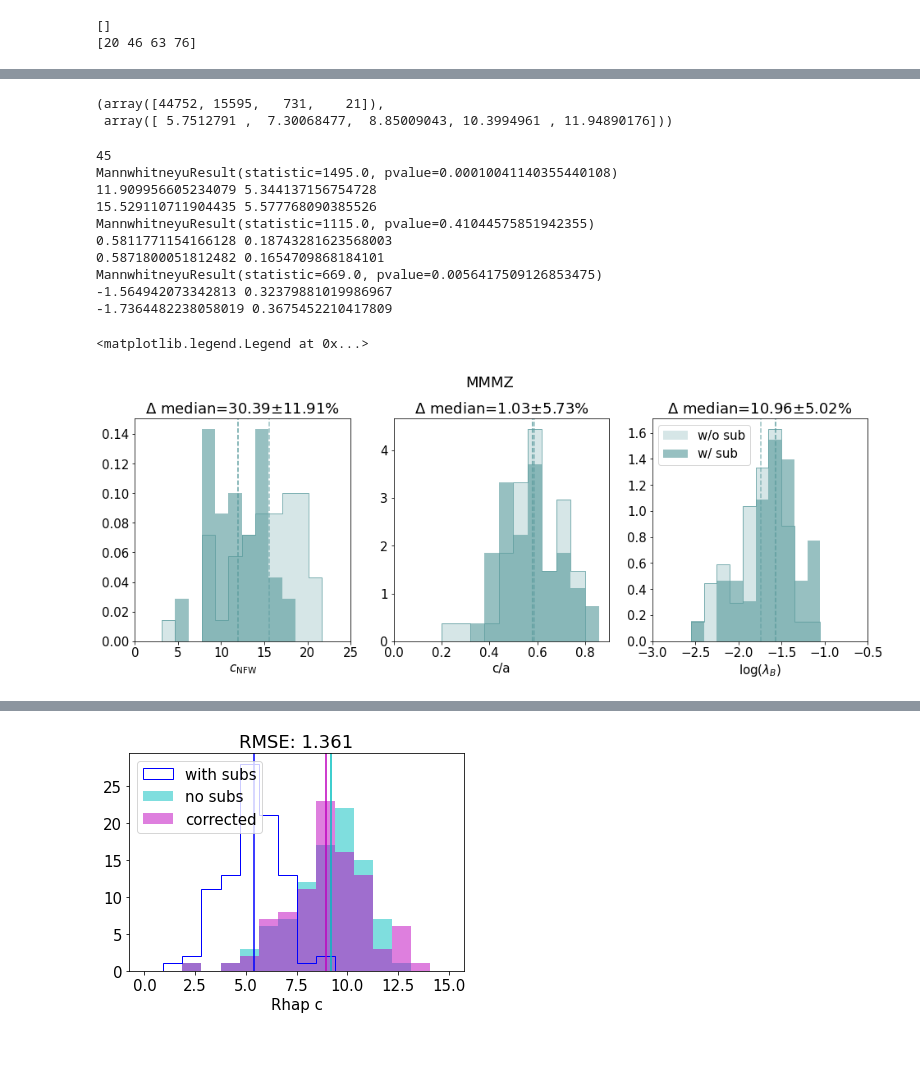
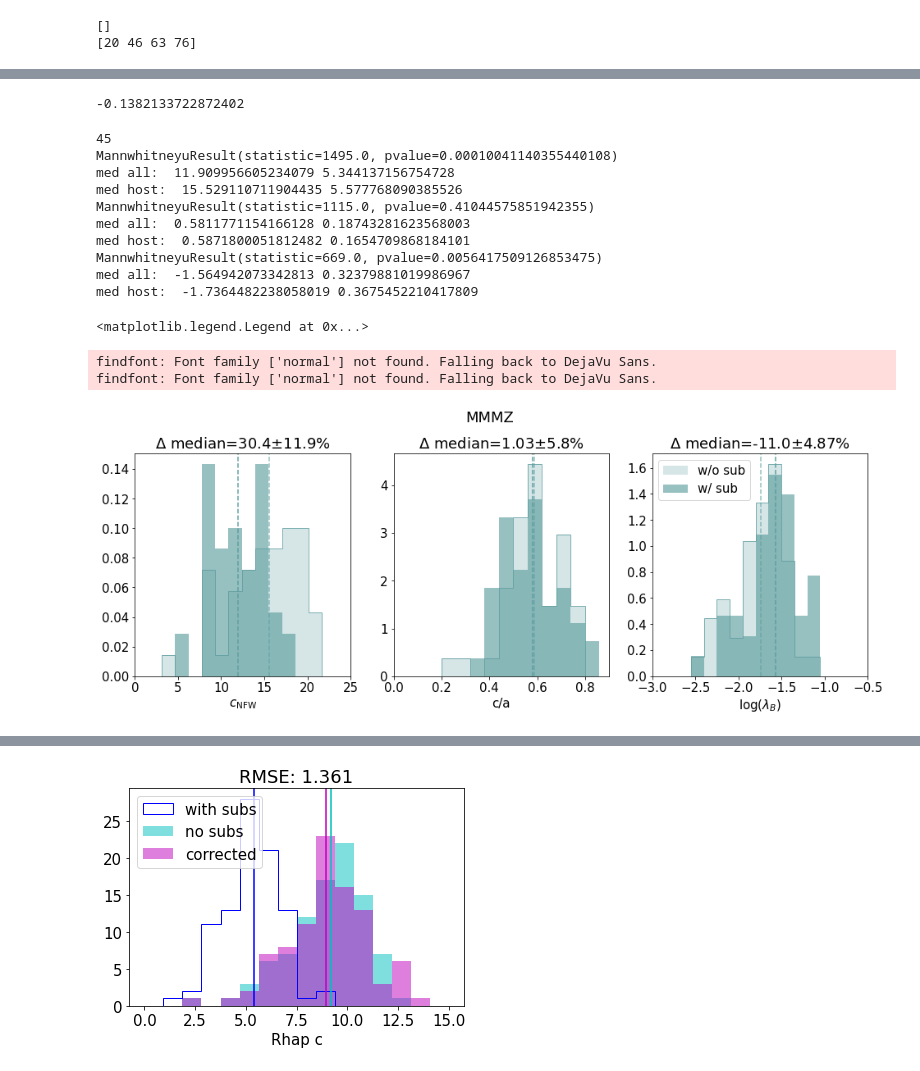
Before and after one commit to lmezini/SubhaloProperties, a Jupyter notebook: data_analysis.ipynb, the cells around one changed output, grey strips where cells are left out. Saved outputs shown, nothing was run; the diff lists cells and outputs as text; code cells hidden in the pictures.

```diff
--- a/data_analysis.ipynb
+++ b/data_analysis.ipynb
@@ -199,3 +180,7 @@ print(get_vvir(np.array(df_og_mmmz['mvir']),np.array(df_og_mmmz['rvir'])))
+# %%
+(np.median(rhap_recalc_rvir)-np.median(df_all_rhap_rock['rvir']*0.001))/np.median(df_all_rhap_rock['rvir']*0.001)
+# %% [output]
+-0.1382133722872402
 # %%
 #for hlist
 names =['scale','ID','desc_scale','desc_id','num_prog','pid','upid','desc_pid',
@@ -223,11 +208,6 @@ for i,halo in enumerate(halo_names):
     #hostvalues = ascii.read('/Users/lmezini/proj_2/Halos_Recalculated/{}/out_0.list'.format(halo), format = 'commented_header')
     hostvalues = ascii.read('/Users/lmezini/proj_2/rs_files/Halo{}/hlist.list'.format(halo),names=names)
     loc = int(np.where(hostvalues['ID']==int(host_ids[i]))[0][0])
-# %%
-np.histogram(np.log10(hostvalues['Mvir'][1:]),bins=4)
-# %% [output]
-(array([44752, 15595,   731,    21]),
- array([ 5.7512791 ,  7.30068477,  8.85009043, 10.3994961 , 11.94890176]))
 # %%
 def get_med_shift_err(w_sub,wo_sub,n_smpls,n_boot = 1000):
     med_diffs = np.zeros(n_boot)
@@ -261,12 +266,12 @@ ax1.axvline(np.median(df_ns['calc_cs']),linestyle = '--',color=color,alpha=0.65)
 diff = -100*(np.median((df_all['calc_cs']))-np.median((df_ns['calc_cs'])))/np.median((df_all['calc_cs']))
 
 print(mannwhitneyu(df_ns['calc_cs'], df_all['calc_cs']))
-print(np.median(df_all['calc_cs']),iqr((df_all['calc_cs'])))
-print(np.median(df_ns['calc_cs']),iqr((df_ns['calc_cs'])))
+print("med all: ",np.median(df_all['calc_cs']),iqr((df_all['calc_cs'])))
+print("med host: ",np.median(df_ns['calc_cs']),iqr((df_ns['calc_cs'])))
 
 
 err_margin = 100*get_med_shift_err(df_all['calc_cs'],df_ns['calc_cs'],n_smpls=n_samples)
-textstr = '$\Delta$ median={}$\pm${}$\%$'.format(round(diff,2),round(err_margin,2))
+textstr = '$\Delta$ median={}$\pm${}$\%$'.format(round(diff,1),round(err_margin,1))
 
 ax1.set_title(textstr)
 ax1.set_xlabel('$c_\mathrm{NFW}$',fontsize=15)
@@ -281,48 +286,50 @@ ax2.axvline(np.median(df_all['calc_shape']),linestyle = '--',color=color)
 ax2.axvline(np.median(df_ns['calc_shape']),linestyle = '--',color=color,alpha=0.65)
 
 print(mannwhitneyu(df_ns['calc_shape'], df_all['calc_shape']))
-print(np.median(df_all['calc_shape']),iqr((df_all['calc_shape'])))
-print(np.median(df_ns['calc_shape']),iqr((df_ns['calc_shape'])))
+print("med all: ",np.median(df_all['calc_shape']),iqr((df_all['calc_shape'])))
+print("med host: ",np.median(df_ns['calc_shape']),iqr((df_ns['calc_shape'])))
 
 diff = -100*(np.median((df_all['calc_shape']))-np.median((df_ns['calc_shape'])))/np.median((df_all['calc_shape']))
 err_margin = 100*get_med_shift_err((df_all['calc_shape']),(df_ns['calc_shape']),n_smpls=43)
 textstr = '$\Delta$ median={}$\pm${}$\%$'.format(round(diff,2),round(err_margin,2))
 ax2.set_xlim(0.0,0.9)
 ax2.set_title(textstr)
 ax2.set_xlabel('c/a')
 
 bins = np.arange(-3.0,-1,0.15)
 ax3.hist(np.log10(df_ns['calc_spin']),alpha=0.25,bins = bins, label='w/o sub',density=True,color=color)
 ax3.hist(np.log10(df_ns['calc_spin']),alpha=0.8,bins = bins,density=True,color=color,histtype='step')
 ax3.hist(np.log10(df_all['calc_spin']),alpha=0.65,bins = bins,density=True,label='w/ sub',color=color)
 #ax3.hist(np.log10(df_all['calc_spin']),histtype='step',alpha=0.5,bins = bins,density=True,color=color)
 #ax3.hist(np.log10(df_ns['calc_spin']),histtype='step',alpha=0.5,bins = bins,density=True,color=color)
 ax3.axvline(np.median(np.log10(df_all['calc_spin'])),linestyle = '--',color=color)
 ax3.axvline(np.median(np.log10(df_ns['calc_spin'])),linestyle = '--',color=color,alpha=0.65)
 ax3.set_xlabel('log($\lambda_{B}$)',fontsize=15)
 #diff = 100*(np.median(np.log10(df_all['calc_spin']))-np.median(np.log10(df_ns['calc_spin'])))/np.median(np.log10(df_all['calc_spin']))
 
 print(mannwhitneyu(np.log10(df_ns['calc_spin']), np.log10(df_all['calc_spin'])))
-print(np.median(np.log10(df_all['calc_spin'])),iqr(np.log10(df_all['calc_spin'])))
-print(np.median(np.log10(df_ns['calc_spin'])),iqr(np.log10(df_ns['calc_spin'])))
+print("med all: ",np.median(np.log10(df_all['calc_spin'])),iqr(np.log10(df_all['calc_spin'])))
+print("med host: ",np.median(np.log10(df_ns['calc_spin'])),iqr(np.log10(df_ns['calc_spin'])))
 
-diff = -100*(np.median(np.log10(df_all['calc_spin']))-np.median(np.log10(df_ns['calc_spin'])))/np.median(np.log10(df_all['calc_spin']))
+diff = 100*(np.median(np.log10(df_all['calc_spin']))-np.median(np.log10(df_ns['calc_spin'])))/np.median(np.log10(df_all['calc_spin']))
 err_margin = 100*get_med_shift_err(np.log10(df_all['calc_spin']),np.log10(df_ns['calc_spin']),n_smpls=n_samples)
-textstr = '$\Delta$ median={}$\pm${}$\%$'.format(round(diff,2),round(err_margin,2))
+textstr = '$\Delta$ median={}$\pm${}$\%$'.format(round(diff,1),round(err_margin,2))
 ax3.set_xlim(-3.,-0.5)
 ax3.set_title(textstr)
 ax3.legend()
 #plt.savefig('mwm_host_ws_wos_compare.png',bbox_inches='tight')
 # %% [output]
 45
 MannwhitneyuResult(statistic=1495.0, pvalue=0.00010041140355440108)
-11.909956605234079 5.344137156754728
-15.529110711904435 5.577768090385526
+med all:  11.909956605234079 5.344137156754728
+med host:  15.529110711904435 5.577768090385526
 MannwhitneyuResult(statistic=1115.0, pvalue=0.41044575851942355)
-0.5811771154166128 0.18743281623568003
-0.5871800051812482 0.1654709868184101
+med all:  0.5811771154166128 0.18743281623568003
+med host:  0.5871800051812482 0.1654709868184101
 MannwhitneyuResult(statistic=669.0, pvalue=0.0056417509126853475)
--1.564942073342813 0.32379881019986967
--1.7364482238058019 0.3675452210417809
+med all:  -1.564942073342813 0.32379881019986967
+med host:  -1.7364482238058019 0.3675452210417809
 <matplotlib.legend.Legend at 0x...>
+findfont: Font family ['normal'] not found. Falling back to DejaVu Sans.
+findfont: Font family ['normal'] not found. Falling back to DejaVu Sans.
-[figure, old version]
+[figure, new version]
```
Also changed, not shown: parts of 49 cells of this notebook, 12 other files.
